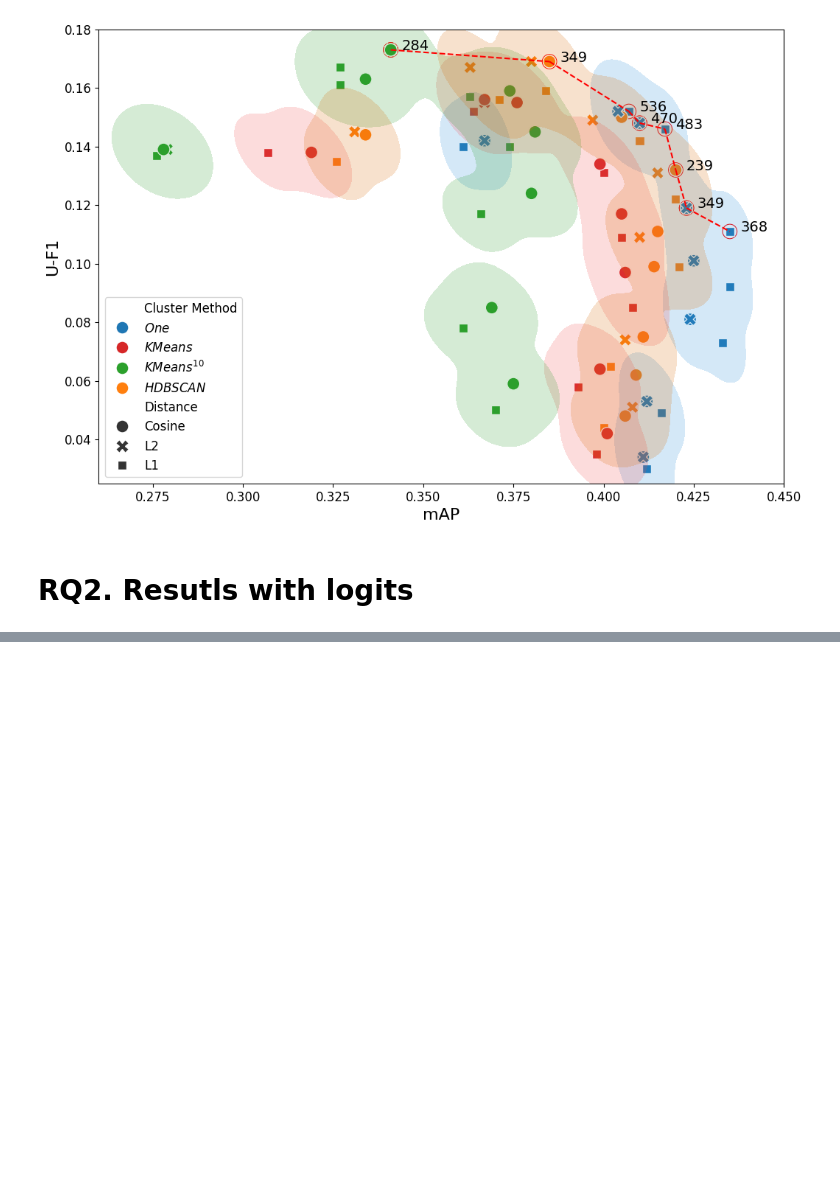
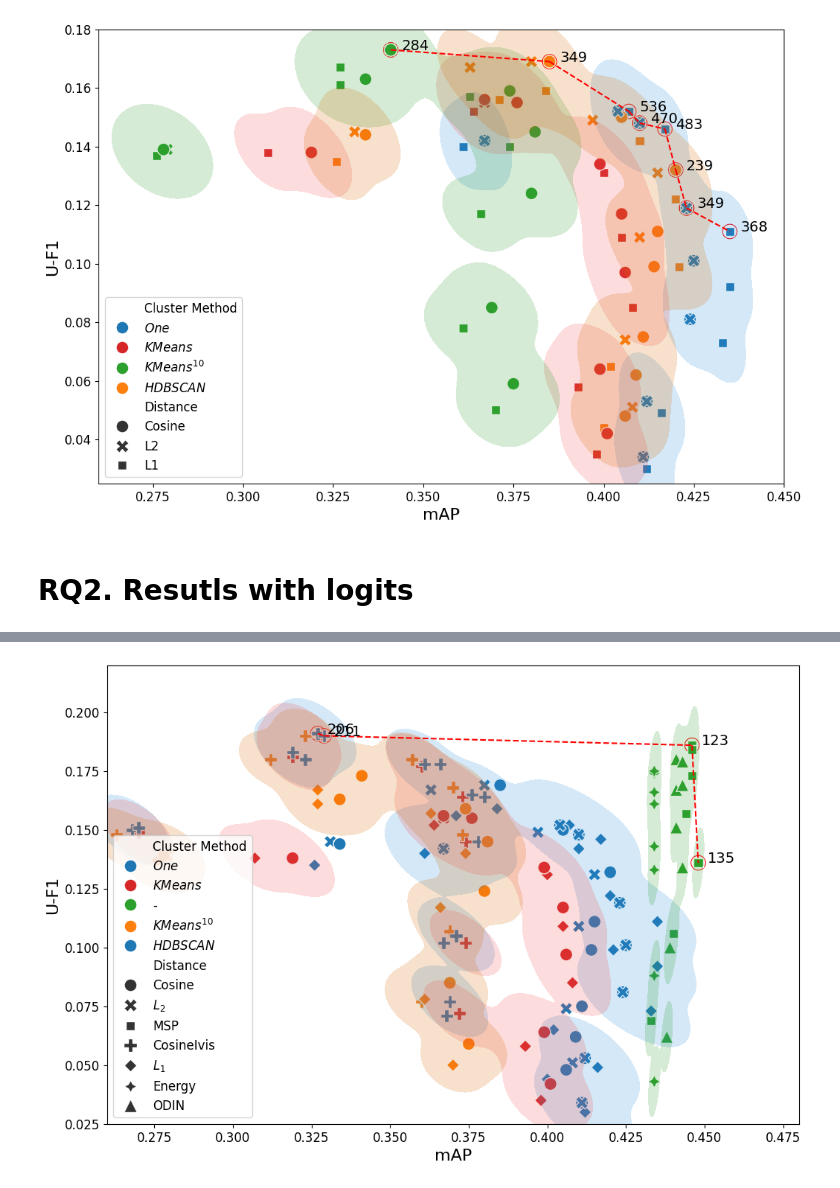
Before and after one commit to aitor-martinez-seras/OoD_in_Object_Detection, a Jupyter notebook: process_results.ipynb, the cells around one changed output, grey strips where cells are left out. Cells and saved outputs as stored; diff of their text form; code cells hidden in the pictures; blank space fills up the shorter version.

```diff
--- a/process_results.ipynb
+++ b/process_results.ipynb
@@ -624,0 +644,8 @@ The palette list has fewer values (4) than needed (5) and will cycle, which may
+# %%
+folder_to_consider = Path("results/pareto_fronts_with_ivis_and_logits")
+documents_to_consider = folder_to_consider.rglob("*.csv")
+documents_to_consider = list(documents_to_consider)
+df = convert_list_of_paths_into_df(documents_to_consider)
+df.reset_index(drop=True, inplace=True)
+df_final = format_df(df, columns_to_keep=FINAL_COLUMNS_WITH_CONF_THR)
+df_final.tail()
@@ -624,0 +660,86 @@ The palette list has fewer values (4) than needed (5) and will cycle, which may
+# %%
+
+# Colors for the different cluster methods
+palette = sns.color_palette("tab10")
+colors_for_methods = [palette[0], palette[3], palette[2], palette[1]]
+
+# Change the column name cluster_method to Cluster Method and Method to Distance
+df_final = df_final.rename(columns={'cluster_method': 'Cluster Method'})
+df_final = df_final.rename(columns={'Method': 'Distance'})
+
+# Constants
+XLIM = (0.26, 0.48)
+YLIM = (0.025, 0.22)
+FONTSIZE_XY_LABELS = 16
+FONTSIZE_AOSE = 14
+FONTSIZE_LEGEND = 'large'
+FONTSIZE_TICKS = 12
+MARKER_SIZE = 150
+MARKER_SIZE_NON_DOMINATED = 200
+LINEWIDTH_NON_DOMINATED_MARKER = 0.75
+LINEWIDTH_NON_DOMINATED_LINE= 1.5
+COLOR_NON_DOMINATED = 'red'
+
+# Figure
+fig, ax = plt.subplots(figsize=(12, 8))
+sns.scatterplot(data=df_final, x='mAP', y='U-F1_(CMIX)', hue='Cluster Method', style='Distance',
+                # Define sizes
+                s=MARKER_SIZE,
+                #size='A-OSE', sizes=(1, 200), size_norm=(0, 1000),
+                palette=colors_for_methods, ax=ax, legend='brief')
+
+# Adding shaded areas with adjustable amplitude (bandwidth)
+bw_adjust_value = 0.3  # Adjust this value to modulate the amplitude
+alpha_value = 0.2
+
+# Adding shaded areas
+for method, color in zip(df_final['Cluster Method'].unique(), colors_for_methods):
+    subset = df_final[df_final['Cluster Method'] == method]
+    sns.kdeplot(x=subset['mAP'], y=subset['U-F1_(CMIX)'], ax=ax, fill=True, color=color, alpha=alpha_value, legend=False, bw_adjust=bw_adjust_value,
+                 linewidth=0, levels=2)
+
+plt.xlim(XLIM)
+plt.ylim(YLIM)
+plt.xlabel('mAP', fontdict={'fontsize': FONTSIZE_XY_LABELS})
+plt.ylabel('U-F1', fontdict={'fontsize': FONTSIZE_XY_LABELS})
+plt.xticks(fontsize=FONTSIZE_TICKS)
+plt.yticks(fontsize=FONTSIZE_TICKS)
+
+
+# Search for the non dominated points
+# These are any points that have no other point with a higher mAP and U-F1 at the same time
+# For each point, check if there is any other point with a higher mAP and U-F1
+# If there is not, then the point is non-dominated
+non_dominated_points = obtain_non_dominated_points_positions(df_final)
+
+# Highlight the non-dominated points
+for i in non_dominated_points:
+    ax.scatter(df_final['mAP'][i], df_final['U-F1_(CMIX)'][i], s=MARKER_SIZE_NON_DOMINATED,
+               #c='red',
+               facecolors='none', marker='o', zorder=0, edgecolors=COLOR_NON_DOMINATED, linewidths=LINEWIDTH_NON_DOMINATED_MARKER)
+
+# Add a line connecting the non-dominated points in descending order of U-F1
+non_dominated_points.sort(key=lambda x: df_final['U-F1_(CMIX)'][x], reverse=True)
+for i in range(len(non_dominated_points)-1):
+    x = [df_final['mAP'][non_dominated_points[i]], df_final['mAP'][non_dominated_points[i+1]]]
+    y = [df_final['U-F1_(CMIX)'][non_dominated_points[i]], df_final['U-F1_(CMIX)'][non_dominated_points[i+1]]]
+    ax.plot(x, y, c=COLOR_NON_DOMINATED, linestyle='--', linewidth=LINEWIDTH_NON_DOMINATED_LINE)
+
+# Add text to the non-dominated points with the value of A-OSE
+added_text_points = []
+for i in non_dominated_points:
+    # Store the positions of the points
+    x = df_final['mAP'][i]
+    y = df_final['U-F1_(CMIX)'][i]
+    if (x, y) in added_text_points:
+        continue
+        ax.text(df_final['mAP'][i]-0.007, df_final['U-F1_(CMIX)'][i], df_final['A-OSE'][i], fontsize=FONTSIZE_AOSE)
+    else:
+        ax.text(df_final['mAP'][i]+0.003, df_final['U-F1_(CMIX)'][i], df_final['A-OSE'][i], fontsize=FONTSIZE_AOSE)
+    added_text_points.append((x, y))
+
+# Increase legend size
+legend = ax.legend(fontsize=FONTSIZE_LEGEND)   # You can use 'small', 'medium', 'large', 'x-large', etc.
+plt.savefig(folder_to_consider / 'pareto_fronts.pdf', bbox_inches='tight')
+plt.show()
+# %% [output]
@@ -624,0 +748 @@ The palette list has fewer values (4) than needed (5) and will cycle, which may
+[figure, added]
```
Also changed, not shown: parts of 13 cells of this notebook, 1 other file.
